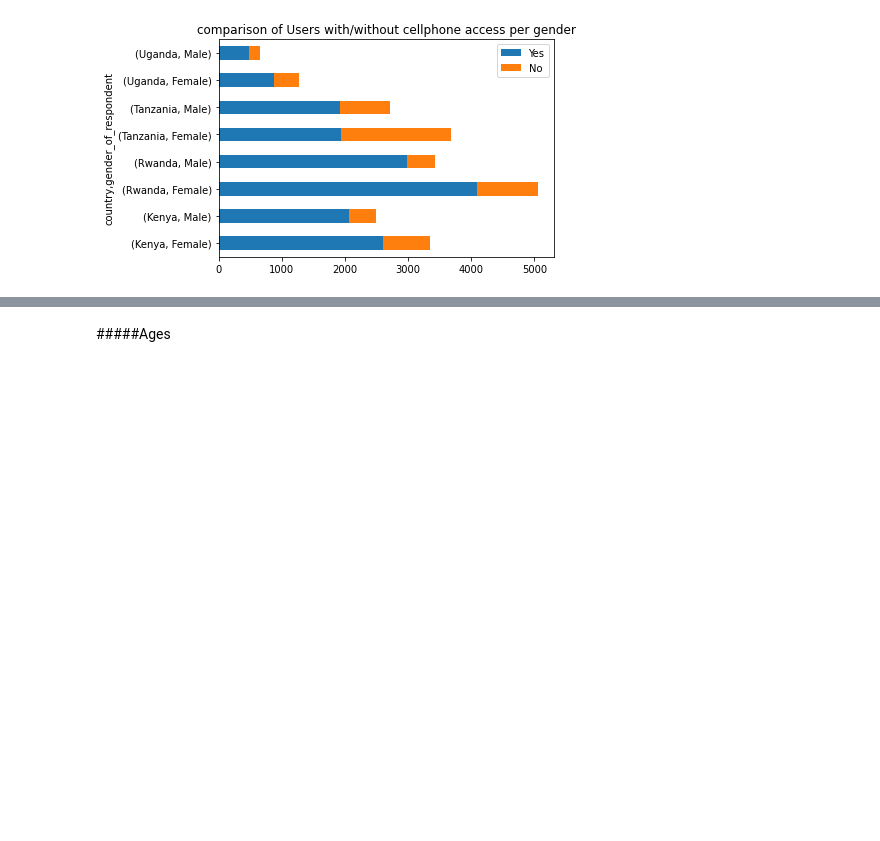
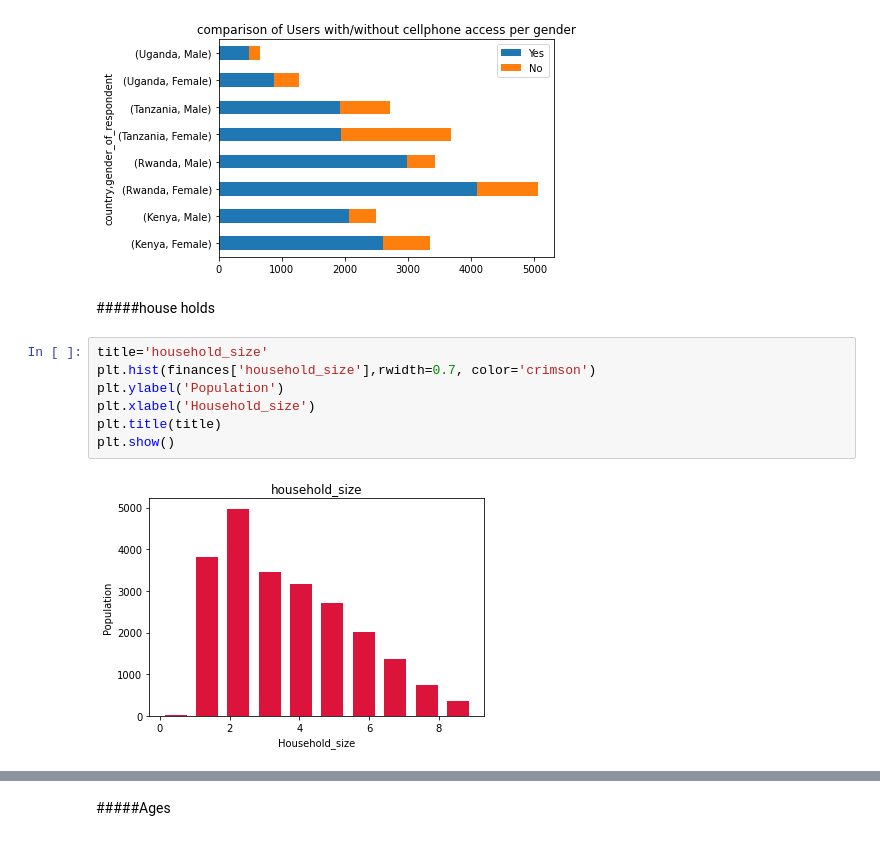
Before and after one commit to draglar/Financial-Inclusion, a Jupyter notebook: Ian_Dsc_Core_IP_week_2.ipynb, the cells around one changed output, grey strips where cells are left out. Drawn from its saved outputs; the diff is of its cells as text; blank space fills up the shorter version.

```diff
--- a/Ian_Dsc_Core_IP_week_2.ipynb
+++ b/Ian_Dsc_Core_IP_week_2.ipynb
@@ -428,3 +428,14 @@ y_cell.plot(kind='barh',title=title,stacked=True,rot=0,ylabel='Population')
 # %% [output]
 <matplotlib.axes._subplots.AxesSubplot at 0x...>
 [figure]
+# %% [markdown]
+#####house holds
+# %%
+title='household_size'
+plt.hist(finances['household_size'],rwidth=0.7, color='crimson')
+plt.ylabel('Population')
+plt.xlabel('Household_size')
+plt.title(title)
+plt.show()
+# %% [output]
+[figure, added]
```
Also changed, not shown: parts of 8 cells of this notebook.
